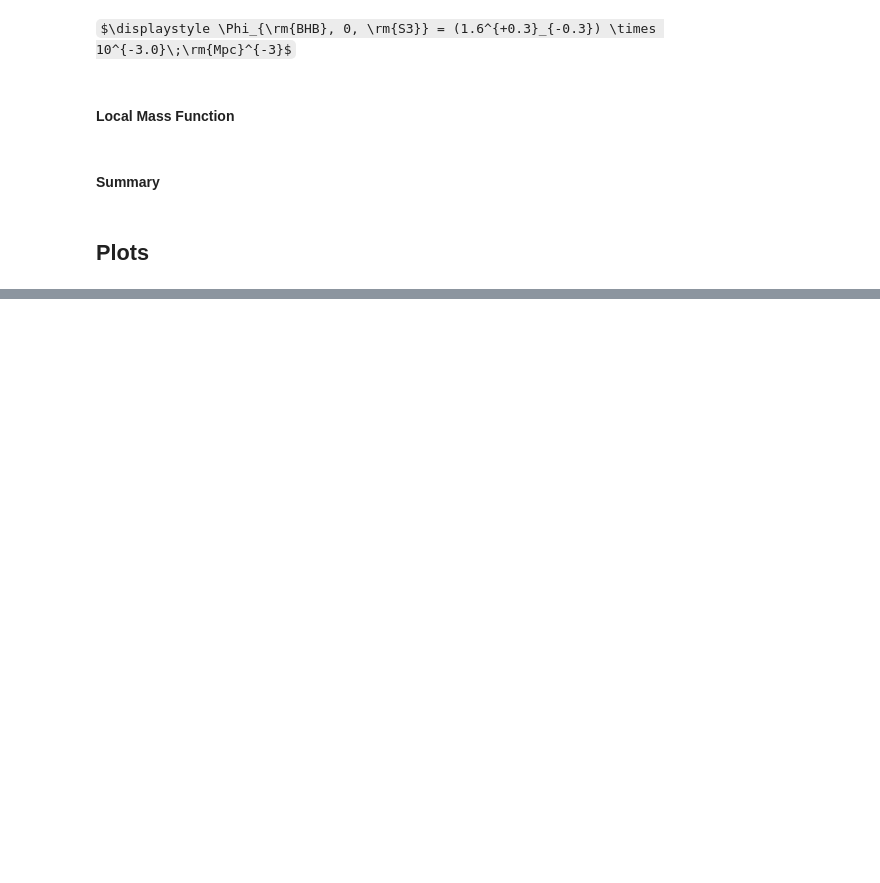
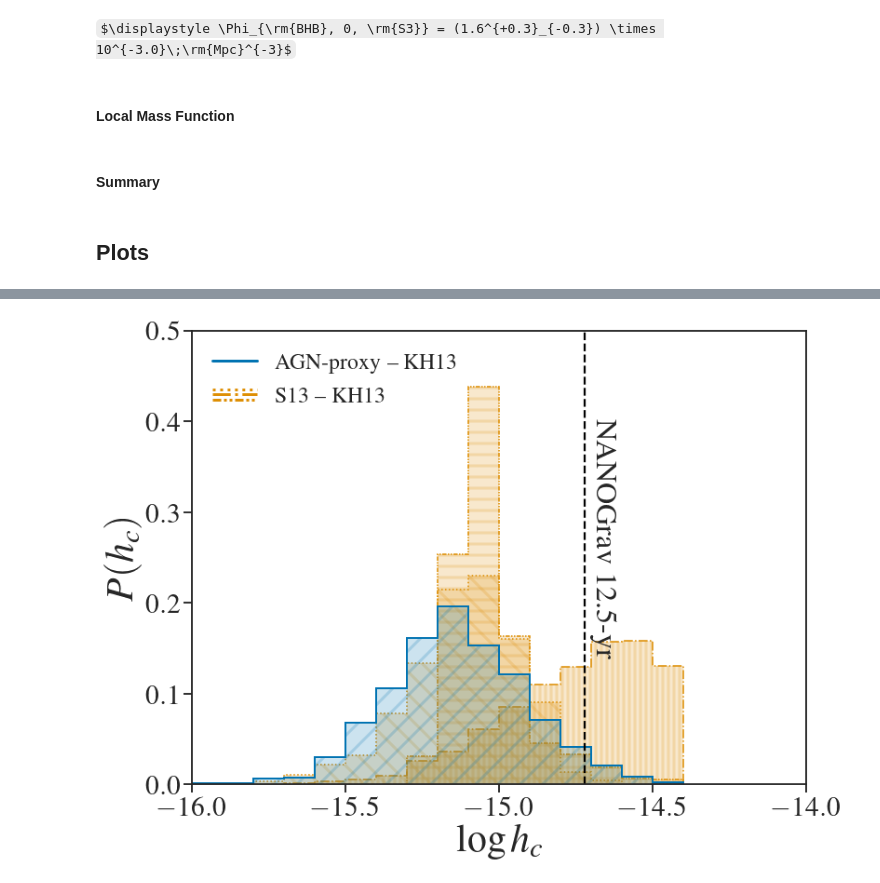
Before and after one commit to jacaseyclyde/multimessenger_smbhbs, a Jupyter notebook: notebooks/3. BH - Host Relations.ipynb, the cells around one changed output, grey strips where cells are left out. Saved outputs shown, nothing was run; the diff lists cells and outputs as text; code cells hidden in the pictures; some formulas as TeX source; blank space fills up the shorter version.

```diff
--- a/notebooks/3. BH - Host Relations.ipynb
+++ b/notebooks/3. BH - Host Relations.ipynb
@@ -952,3 +953,82 @@ plt.show()
+# %%
+hc_mm_plot = hc_mm[-1, -1, -1, :]
+
+log_hc_min = np.floor(10 * np.min(np.log10(np.concatenate((hc_plot[hc_plot != 0], hc_mm_plot[hc_mm_plot != 0]))))) / 10
+log_hc_max = np.ceil(10 * np.max(np.log10(np.concatenate((hc_plot[hc_plot != 0], hc_mm_plot[hc_mm_plot != 0]))))) / 10
+
+bins = np.linspace(log_hc_min, log_hc_max,
+                   int((log_hc_max - (log_hc_min - .1)) / .1))
+
+sesana_min = 3.5e-16
+sesana_max = 1.5e-15
+log_sesana_min = np.log10(sesana_min)
+log_sesana_max = np.log10(sesana_max)
+log_sesana_mid = np.mean([log_sesana_min, log_sesana_max])
+log_sesana_h = log_sesana_max - log_sesana_mid
+log_sesana_l = log_sesana_mid - log_sesana_min
+
+log_hc_mid = np.log10(hc_q[1, -1, -1, -1])
+log_hc_min = np.log10(hc_q[0, -1, -1, -1])
+log_hc_max = np.log10(hc_q[2, -1, -1, -1])
+log_hc_h = log_hc_max - log_hc_mid
+log_hc_l = log_hc_mid - log_hc_min
+
+sns.set_context("talk", font_scale=1.8)
+fig = plt.figure(figsize=(12, 9))
+
+label_fsize = 42
+legend_fsize = 24
+
+plt.hist(np.log10(S1_hc[-1, -1, -1, :]), histtype='step', bins=bins,
+           density=False, color=cs[1], linestyle=':',
+           weights=np.repeat(1 / len(S1_hc[-1, -1, -1, :]), len(S1_hc[-1, -1, -1, :])),
+           fill=True, alpha=.2, hatch='\\')
+plt.hist(np.log10(S1_hc[-1, -1, -1, :]), histtype='step', bins=bins,
+           density=False, color=cs[1], linestyle=':',
+           label=r'S13: Realization 1',
+           weights=np.repeat(1 / len(S1_hc[-1, -1, -1, :]), len(S1_hc[-1, -1, -1, :])))
+
+plt.hist(np.log10(S2_hc[-1, -1, -1, :]), histtype='step', bins=bins,
+           density=False, color=cs[1], linestyle='-.',
+           weights=np.repeat(1 / len(S2_hc[-1, -1, -1, :]), len(S2_hc[-1, -1, -1, :])),
+           fill=True, alpha=.2, hatch='||')
+plt.hist(np.log10(S2_hc[-1, -1, -1, :]), histtype='step', bins=bins,
+           density=False, color=cs[1], linestyle='-.',
+           label=r'S13: Realization 2',
+           weights=np.repeat(1 / len(S2_hc[-1, -1, -1, :]), len(S2_hc[-1, -1, -1, :])))
+
+plt.hist(np.log10(S3_hc[-1, -1, -1, :]), histtype='step', bins=bins,
+           density=False, color=cs[1], linestyle=(0, (3, 1, 1, 1, 1, 1)),
+           weights=np.repeat(1 / len(S3_hc[-1, -1, -1, :]), len(S3_hc[-1, -1, -1, :])),
+           fill=True, alpha=.2, hatch='-')
+plt.hist(np.log10(S3_hc[-1, -1, -1, :]), histtype='step', bins=bins,
+           density=False, color=cs[1], linestyle=(0, (3, 1, 1, 1, 1, 1)),
+           label=r'S13: Realization 3',
+           weights=np.repeat(1 / len(S3_hc[-1, -1, -1, :]), len(S3_hc[-1, -1, -1, :])))
+
+plt.hist(np.log10(hc[-1, -1, -1, :]), histtype='step', bins=bins, density=False, color=cs[0], linestyle='-',
+           weights=np.repeat(1 / len(hc[-1, -1, -1, :]), len(hc[-1, -1, -1, :])), linewidth=2,
+           fill=True, alpha=.2, hatch='/')
+plt.hist(np.log10(hc[-1, -1, -1, :]), histtype='step', bins=bins, density=False, color=cs[0], linestyle='-',
+           label=r'AGN-proxy  - KH13', weights=np.repeat(1 / len(hc[-1, -1, -1, :]), len(hc[-1, -1, -1, :])), linewidth=2)
+
+plt.axvline(np.log10(1.9e-15), color='k', linestyle='--')
+plt.annotate(r'NANOGrav 12.5-yr',
+               xy=(np.log10(1.9e-15) + .03, .4), xytext=(3, 3),
+               textcoords="offset points", rotation_mode='anchor', rotation=-90)
+plt.xlabel(r'$\log h_{c}$', fontsize=label_fsize)
+plt.ylabel(r'$P(h_{c})$', fontsize=label_fsize)
+plt.xlim(left=-16, right=-14)
+plt.ylim(top=.5)
+plt.legend([m1, (s1, s2, s3)], ['AGN-proxy -- KH13', 'S13 -- KH13'], numpoints=1,
+             handler_map={tuple: HandlerTupleVertical(ndivide=None)}, frameon=False, loc='upper left', fontsize=legend_fsize)
+
+plt.tight_layout()
+plt.savefig('../reports/figures/m_m_bulge_all.pdf')
+plt.savefig('../reports/figures/m_m_bulge_all.png')
+plt.show()
+# %% [output]
+[figure, added]
 # %%
 hc_mm_plot = hc_mm[-1, -1, -1, :]
 
```
Also changed, not shown: parts of 26 cells of this notebook, 38 other files.
